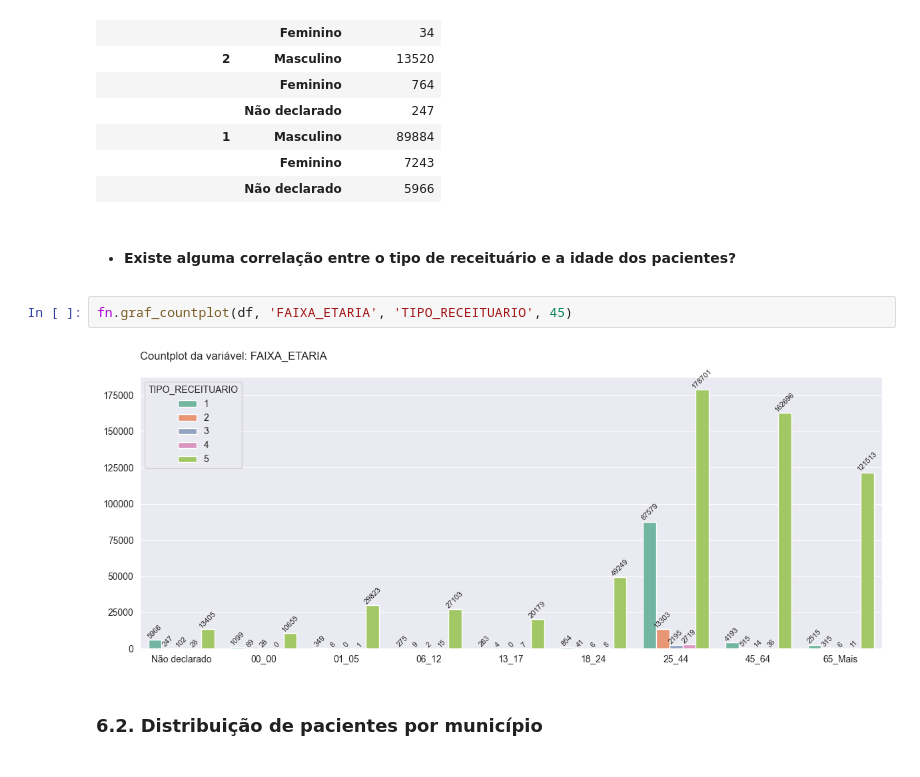
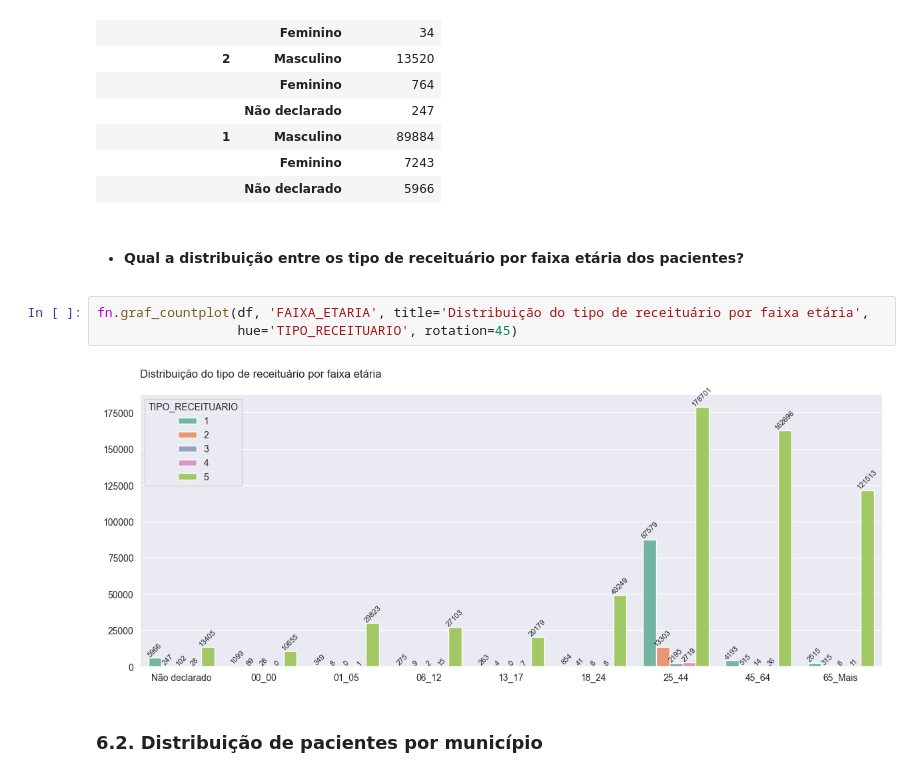
Before and after one commit to emso-exe/Venda_de_medicamentos_controlados_e_antimicrobianos_-_industrializados, a Jupyter notebook: 001_analise_de_vendas.ipynb, the cells around one changed output. Saved outputs shown, nothing was run; the diff lists cells and outputs as text.

```diff
--- a/001_analise_de_vendas.ipynb
+++ b/001_analise_de_vendas.ipynb
@@ -914,11 +915,12 @@ df_tipo_receituario_sexo
 |  | Feminino | 7243 |
 |  | Não declarado | 5966 |
 # %% [markdown]
-* #### Existe alguma correlação entre o tipo de receituário e a idade dos pacientes?
+* #### Qual a distribuição entre os tipo de receituário por faixa etária dos pacientes?
 # %%
-fn.graf_countplot(df, 'FAIXA_ETARIA', 'TIPO_RECEITUARIO', 45)
+fn.graf_countplot(df, 'FAIXA_ETARIA', title='Distribuição do tipo de receituário por faixa etária',
+                  hue='TIPO_RECEITUARIO', rotation=45)
 # %% [output]
-[figure, old version]
+[figure, new version]
 # %% [markdown]
 ### 6.2. Distribuição de pacientes por município
 # %% [markdown]
```
Also changed, not shown: parts of 15 cells of this notebook.
